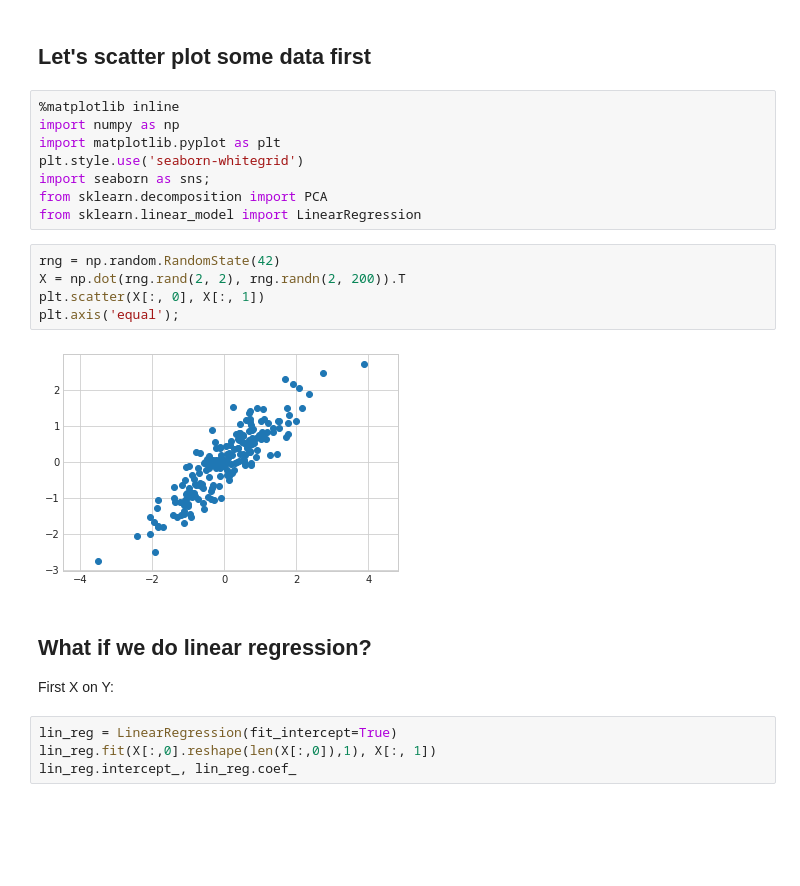
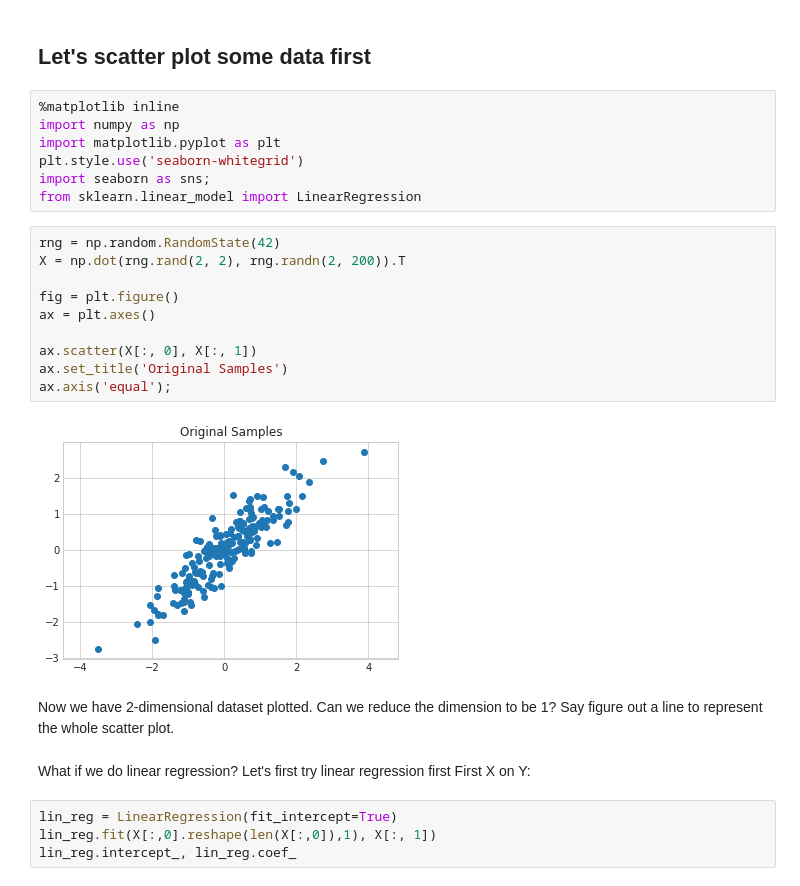
Before and after one commit to wrk1231/DataAnalysis-ML, a Jupyter notebook: Unsupervised Learning.ipynb, the cells around one changed output. Drawn from its saved outputs; the diff is of its cells as text; blank space fills up the shorter version.

```diff
--- a/Unsupervised Learning.ipynb
+++ b/Unsupervised Learning.ipynb
@@ -8,17 +19,23 @@ import numpy as np
 import matplotlib.pyplot as plt
 plt.style.use('seaborn-whitegrid')
 import seaborn as sns;
-from sklearn.decomposition import PCA
 from sklearn.linear_model import LinearRegression
 # %%
 rng = np.random.RandomState(42)
 X = np.dot(rng.rand(2, 2), rng.randn(2, 200)).T
-plt.scatter(X[:, 0], X[:, 1])
-plt.axis('equal');
+
+fig = plt.figure()
+ax = plt.axes()
+
+ax.scatter(X[:, 0], X[:, 1])
+ax.set_title('Original Samples')
+ax.axis('equal');
 # %% [output]
-[figure, old version]
+[figure, new version]
+# %% [markdown]
+Now we have 2-dimensional dataset plotted. Can we reduce the dimension to be 1? Say figure out a line to represent the whole scatter plot.
 # %% [markdown]
-## What if we do linear regression?
+What if we do linear regression? Let's first try linear regression first
 First X on Y:
 # %%
 lin_reg = LinearRegression(fit_intercept=True)
```
Also changed, not shown: parts of 66 cells of this notebook.
